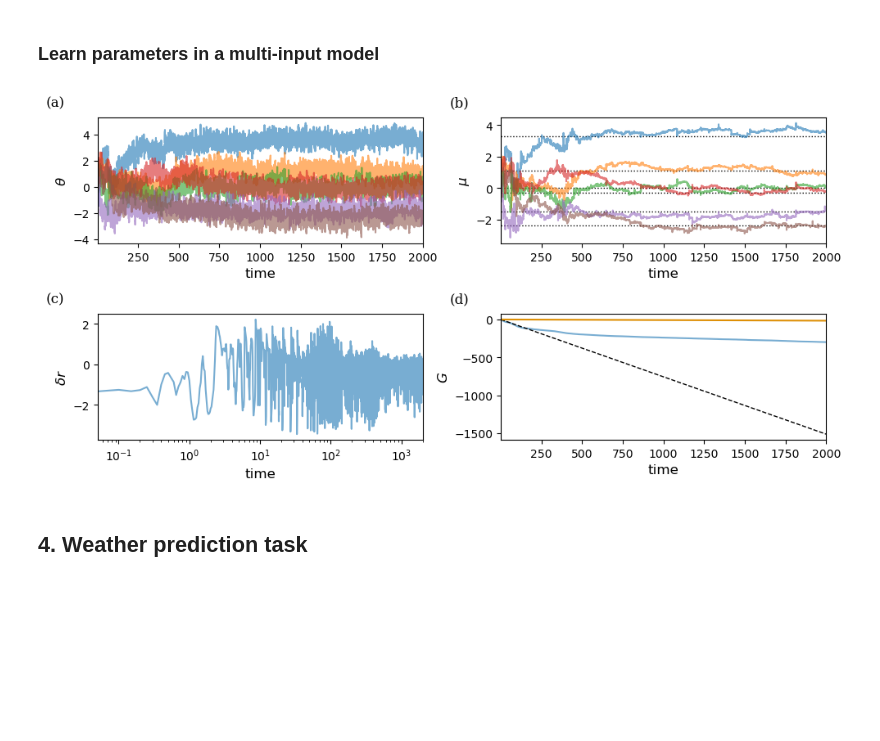
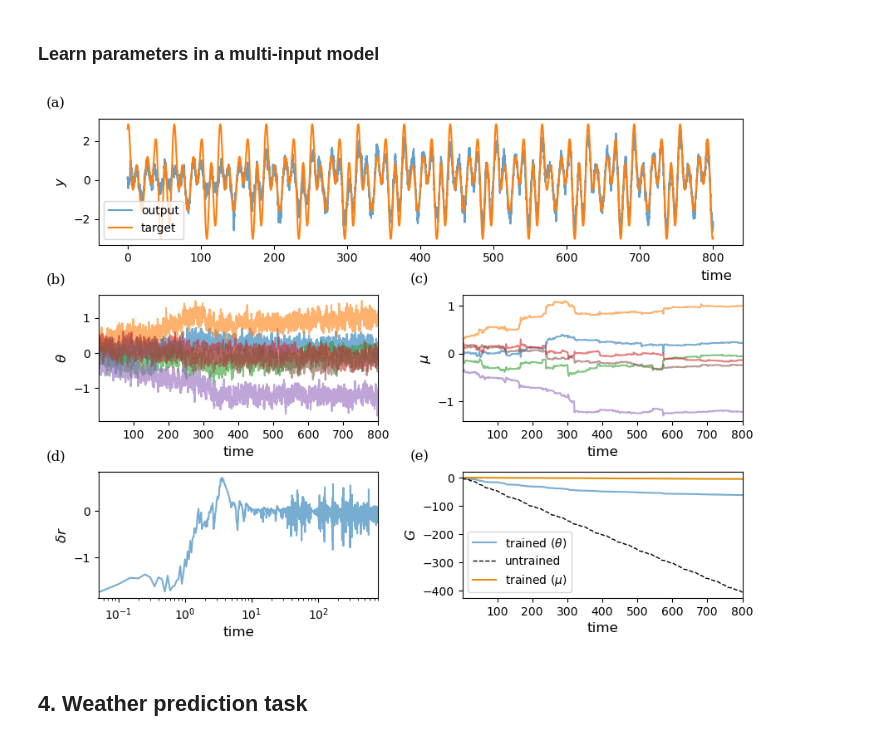
Before and after one commit to jesusgf96/OUA, a Jupyter notebook: OUA_reproducibility_notebook.ipynb, the cells around one changed output. Drawn from its saved outputs; the diff is of its cells as text; code cells hidden in the pictures; blank space fills up the shorter version.

```diff
--- a/OUA_reproducibility_notebook.ipynb
+++ b/OUA_reproducibility_notebook.ipynb
@@ -171,7 +175,7 @@ def diffusive_learning(control_fun, reward_fun, y0, dt=0.05, t0=0, t1=200, epsil
     if target_fun is None:
         sol = diffeqsolve(terms, solver, t0=t0, t1=t1, dt0=dt, y0=y0, saveat=dfx.SaveAt(steps=True), args=[control_fun], max_steps=100000)
     else:
-        sol = diffeqsolve(terms, solver, t0, t1, dt0=dt, y0=y0, saveat=dfx.SaveAt(steps=True), args=[control_fun, target_fun], max_steps=300000)
+        sol = diffeqsolve(terms, solver, t0, t1, dt0=dt, y0=y0, saveat=dfx.SaveAt(steps=True), args=[control_fun, target_fun], max_steps=2000000)
 
     # Remove infinite values from the solution
     ts = sol.ts[~jnp.isinf(sol.ts)]
@@ -193,10 +197,13 @@ def reward_fun(u, theta, t):
     '''
     theta_gt = 1.0
     return -(tanh(u * theta) - tanh(u * theta_gt)) ** 2
+    # return -(u * theta - u * theta_gt) ** 2
+#     return -(relu(u * theta) - relu(u * theta_gt)) ** 2
+#     return -(leaky_relu(u * theta) - leaky_relu(u * theta_gt)) ** 2
 
 
 # Control input function - sin wave
-control_fun= lambda t: jnp.sin(10.0*t)
+control_fun= lambda t: jnp.sin(0.1*t)
 
 
 # Initial conditions
@@ -213,7 +220,7 @@ key = keys[0]
 
 
 # Simulate learning process
-ts, ys = diffusive_learning(control_fun, reward_fun, y0, t0=0, t1=300, key=key)
+ts, ys = diffusive_learning(control_fun, reward_fun, y0, sigma=0.1, t0=0, t1=300, key=key)
 
 
 # Plot (i) reward & reward_avg, (ii) theta and (iii) mu during learning
@@ -240,7 +247,7 @@ plt.plot(ts, ys[:,3])
 plt.ylabel(r"$G$") # we define the gain G as the cumulative reward
 plt.xlabel('time [s]')
 plt.axis('tight')
-plt.legend([r"learnt $\theta$", r"initial $\theta_0$"])
+plt.legend([r"learnable $\theta$", r"initial $\theta_0$"])
 plt.tight_layout()
 
 # NOTE: not used in paper
@@ -671,7 +743,7 @@ plt.savefig(media+'1D_recurrent.pdf', format='pdf')
 # %%
 
 
-theta_gt = jnp.array([3.3, 1.1, 0.0, -0.3, -1.5, -2.4])
+theta_gt = jnp.array([0.3, 1.1, 0.0, -0.3, -1.5, -0.4])
 
 # Reward function
 @jax.jit
@@ -681,7 +753,8 @@ def reward_fun(u, theta, t):
 
 # Control input function - sin wave
 num_inputs = 6
-control_fun = lambda t: jnp.sin(jnp.arange(1, num_inputs + 1) * t + jnp.linspace(0, 2 * jnp.pi, num_inputs, endpoint=False))
+# control_fun = lambda t: jnp.sin(jnp.arange(1, num_inputs + 1) * t + jnp.linspace(0, 2 * jnp.pi, num_inputs, endpoint=False))
+control_fun = lambda t: jnp.sin(jnp.arange(1, num_inputs + 1) * 0.1*t + jnp.linspace(0, 2 * jnp.pi, num_inputs, endpoint=False))
 
 
 # Initial conditions
@@ -689,75 +762,95 @@ rbar0 = 1.0
 theta0 = jnp.zeros(num_inputs)
 mu0 = theta0
 y0 = jnp.hstack([rbar0, theta0, mu0, 0.0])
-t1 = 2000
+t1 = 800
 
 
 # Simulate diffusive learning process
-ts, ys = diffusive_learning(control_fun, reward_fun, y0, t0=0, t1=t1, key=jr.PRNGKey(1))  # Epsilon set to 1 for stability
+ts, ys = diffusive_learning(control_fun, reward_fun, y0, sigma=0.2, t0=0, t1=t1, key=jr.PRNGKey(1))  # Epsilon set to 1 for stability
 rbar, theta, mu, gain = [ys[:, i] for i in range(4)]
 
-# Create plots
-fig, ax = plt.subplots(2, 2, figsize=(10, 5))
+
+# Generate plot
+fig = plt.figure(figsize=(10, 7.5))
+grid = plt.GridSpec(3, 2, height_ratios=[2, 2, 2], hspace=0.4, wspace=0.3)
+
+
+# Plot pred. output vs target output
+ax0 = fig.add_subplot(grid[0, :2])  # Spanning the first 2 columns and 1 row
+ax0.plot(ts, jax.vmap(lambda t, theta: control_fun(t) @ theta)(ts, ys[:, 1:7]), alpha=0.7, label='output')
+ax0.plot(ts, jax.vmap(lambda t: control_fun(t))(ts) @ theta_gt, label='target')
+ax0.set_ylabel(r'$y$', fontsize=12)
+ax0.set_xlabel('time', rotation=0, fontsize=12)
+ax0.xaxis.set_label_coords(0.96, -0.2)
+ax0.text(0.0, 1.0, '(a)', transform=(
+    ax0.transAxes + ScaledTranslation(-45/72, +7/72, fig.dpi_scale_trans)),
+    fontsize='large', va='bottom', fontfamily='serif')
+ax0.legend()
+
 
 
 # Plot theta evolution
-ax[0, 0].plot(ts, ys[:, 1:(num_inputs + 1)], lw=1.5, alpha=alpha_level)
-ax[0, 0].set_xlim(ts[0], ts[-1])
-ax[0, 0].set_xlabel('time', rotation=0, fontsize=12)
-ax[0, 0].set_ylabel(r'$\theta$', fontsize=12)
-ax[0, 0].text(0.0, 1.0, '(a)', transform=(
-    ax[0, 0].transAxes + ScaledTranslation(-45/72, +7/72, fig.dpi_scale_trans)),
+ax1 = fig.add_subplot(grid[1, 0])
+ax1.plot(ts, ys[:, 1:(num_inputs + 1)], lw=1.5, alpha=alpha_level)
+ax1.set_xlim(ts[0], ts[-1])
+ax1.set_xlabel('time', rotation=0, fontsize=12)
+ax1.set_ylabel(r'$\theta$', fontsize=12)
+ax1.text(0.0, 1.0, '(b)', transform=(
+    ax1.transAxes + ScaledTranslation(-45/72, +7/72, fig.dpi_scale_trans)),
     fontsize='large', va='bottom', fontfamily='serif')
 
 
 # Plot mu evolution
-ax[0, 1].hlines(y=theta_gt, xmin=0, xmax=ts[-1], linewidth=1, color='black', linestyle='dotted', label='targets')
-ax[0, 1].plot(ts, ys[:, (num_inputs + 1):(2 * num_inputs + 1)], lw=1.5, alpha=alpha_level)
-ax[0, 1].set_xlim(ts[0], ts[-1])
-ax[0, 1].set_xlabel('time', rotation=0, fontsize=12)
-ax[0, 1].set_ylabel(r'$\mu$', fontsize=12)
-ax[0, 1].text(0.0, 1.0, '(b)', transform=(
-    ax[0, 1].transAxes + ScaledTranslation(-45/72, +7/72, fig.dpi_scale_trans)),
+ax2 = fig.add_subplot(grid[1, 1])
+ax2.plot(ts, ys[:, (num_inputs + 1):(2 * num_inputs + 1)], lw=1.5, alpha=alpha_level)
+ax2.set_xlim(ts[0], ts[-1])
+ax2.set_xlabel('time', rotation=0, fontsize=12)
+ax2.set_ylabel(r'$\mu$', fontsize=12)
+ax2.text(0.0, 1.0, '(c)', transform=(
+    ax2.transAxes + ScaledTranslation(-45/72, +7/72, fig.dpi_scale_trans)),
     fontsize='large', va='bottom', fontfamily='serif')
 
 
 # Plot reward differential
+ax3 = fig.add_subplot(grid[2, 0])
 reward_differential = jax.vmap(lambda t, theta: reward_fun(control_fun(t), theta, t))(ts, ys[:, 1:(num_inputs + 1)]) - ys[:, 0]
-ax[1, 0].semilogx(ts, reward_differential, lw=1.5, label=r'$\delta r$', alpha=alpha_level)
-ax[1, 0].set_xlabel('time', rotation=0, fontsize=12)
-ax[1, 0].set_xlim(ts[0], ts[-1])
-ax[1, 0].set_ylabel(r'$\delta r$', fontsize=12)
-ax[1, 0].text(0.0, 1.0, '(c)', transform=(
-    ax[1, 0].transAxes + ScaledTranslation(-45/72, +7/72, fig.dpi_scale_trans)),
+ax3.semilogx(ts, reward_differential, lw=1.5, label=r'$\delta r$', alpha=alpha_level)
+ax3.set_xlabel('time', rotation=0, fontsize=12)
+ax3.set_xlim(ts[0], ts[-1])
+ax3.set_ylabel(r'$\delta r$', fontsize=12)
+ax3.text(0.0, 1.0, '(d)', transform=(
+    ax3.transAxes + ScaledTranslation(-45/72, +7/72, fig.dpi_scale_trans)),
     fontsize='large', va='bottom', fontfamily='serif')
 
 
 # Plot cumulative reward
-ax[1, 1].plot(ts, ys[:, -1], lw=1.5, alpha=alpha_level)
-ax[1, 1].set_xlim(ts[0], ts[-1])
+ax4 = fig.add_subplot(grid[2, 1])
+ax4.plot(ts, ys[:, -1], lw=1.5, alpha=alpha_level, label=r"trained ($\theta$)")
+ax4.set_xlim(ts[0], ts[-1])
 
 # Compute gain without learning
 ts, ys0 = diffusive_learning(control_fun, reward_fun, y0, t0=0, t1=t1, epsilon=0, lambd=0.0, sigma=0.0, eta=0.0, key=jr.PRNGKey(1))
-ax[1, 1].plot(ts, ys0[:, -1], 'k--', lw=1)
-ax[1, 1].text(0.0, 1.0, '(d)', transform=(
-    ax[1, 1].transAxes + ScaledTranslation(-45/72, +7/72, fig.dpi_scale_trans)),
+ax4.plot(ts, ys0[:, -1], 'k--', lw=1, label='untrained')
+ax4.text(0.0, 1.0, '(e)', transform=(
+    ax4.transAxes + ScaledTranslation(-45/72, +7/72, fig.dpi_scale_trans)),
     fontsize='large', va='bottom', fontfamily='serif')
 
 # Use the mean value (mu) for the parameters (theta)
 rbar0 = 1.0
 theta0 = ys[-1, (num_inputs + 1):(2 * num_inputs + 1)]  # Final mu parameters
 mu0 = theta0
 y0 = jnp.hstack([rbar0, theta0, mu0, 0.0])
 ts, ysf = diffusive_learning(control_fun, reward_fun, y0, t0=0, t1=t1, epsilon=0, lambd=0.0, sigma=0.0, eta=0.0, key=jr.PRNGKey(1))
-ax[1, 1].plot(ts, ysf[:, -1], '-', lw=1.5, color=qcmap[1])
+ax4.plot(ts, ysf[:, -1], '-', lw=1.5, color=qcmap[1], label=r"trained ($\mu$)")
 
 # Set final labels and save plot
-ax[1, 1].set_ylabel(r"$G$", fontsize=12)
-ax[1, 1].set_xlabel('time', rotation=0, fontsize=12)
+ax4.set_ylabel(r"$G$", fontsize=12)
+ax4.set_xlabel('time', rotation=0, fontsize=12)
+ax4.legend()
 plt.tight_layout()
 plt.savefig(media + 'multivariate_input.pdf', format='pdf')
 # %% [output]
-[figure, old version]
+[figure, new version]
 # %% [markdown]
 ## 4. Weather prediction task
 # %% [markdown]
```
Also changed, not shown: parts of 13 cells of this notebook.
